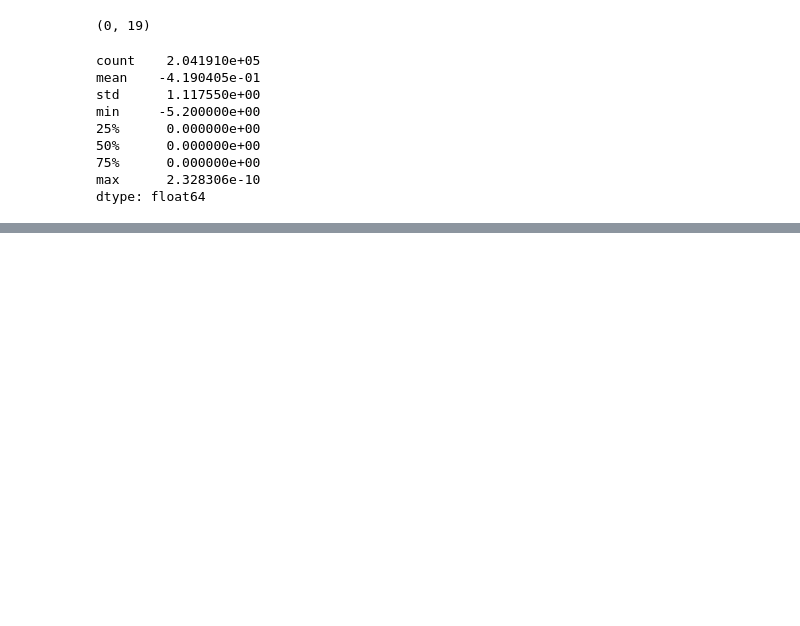
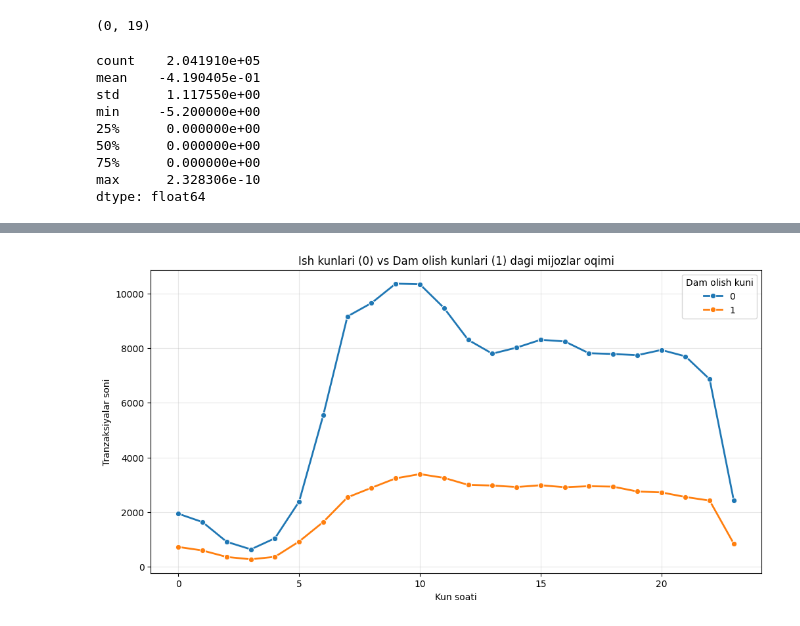
Before and after one commit to rayhon-dev/gas-stations-analytics, a Jupyter notebook: notebooks/eda_file1.ipynb, the cells around one changed output, grey strips where cells are left out. Saved outputs shown, nothing was run; the diff lists cells and outputs as text; code cells hidden in the pictures; blank space fills up the shorter version.

```diff
--- a/notebooks/eda_file1.ipynb
+++ b/notebooks/eda_file1.ipynb
@@ -632,4 +650,4 @@ new_df1_clean.columns.to_list()
  'hisoblangan_amount_v2']
 # %%
-kerakli_ustunlar = ['id', 'local_time','hour', 'day_of_week', 'month', 'dispenser_id', 'price', 'volume', 'amount', 'branch_id']
+kerakli_ustunlar = ['local_time','hour', 'day_of_week', 'month', 'dispenser_id', 'price', 'volume', 'amount', 'branch_id']
 new_df1_final = new_df1_clean[kerakli_ustunlar].copy()
@@ -647,0 +654,18 @@ new_df1_final.to_csv("../data/clean/file1_vaqt_tahlili.csv", index=False)
+# %%
+filtered_df = new_df1_final.copy()
+# %%
+filtered_df['is_weekend'] = filtered_df['day_of_week'].isin(['Saturday', 'Sunday']).astype(int)
+
+hourly_weekend = filtered_df.groupby(['is_weekend', 'hour'])['volume'].count().reset_index()
+
+
+plt.figure(figsize=(12, 6))
+sns.lineplot(data=hourly_weekend, x='hour', y='volume', hue='is_weekend', marker='o', linewidth=2)
+plt.title('Ish kunlari (0) vs Dam olish kunlari (1) dagi mijozlar oqimi')
+plt.xlabel('Kun soati')
+plt.ylabel('Tranzaksiyalar soni')
+plt.grid(True, alpha=0.3)
+plt.legend(title='Dam olish kuni')
+plt.show()
+# %% [output]
+[figure, added]
```
Also changed, not shown: parts of 10 cells of this notebook.
